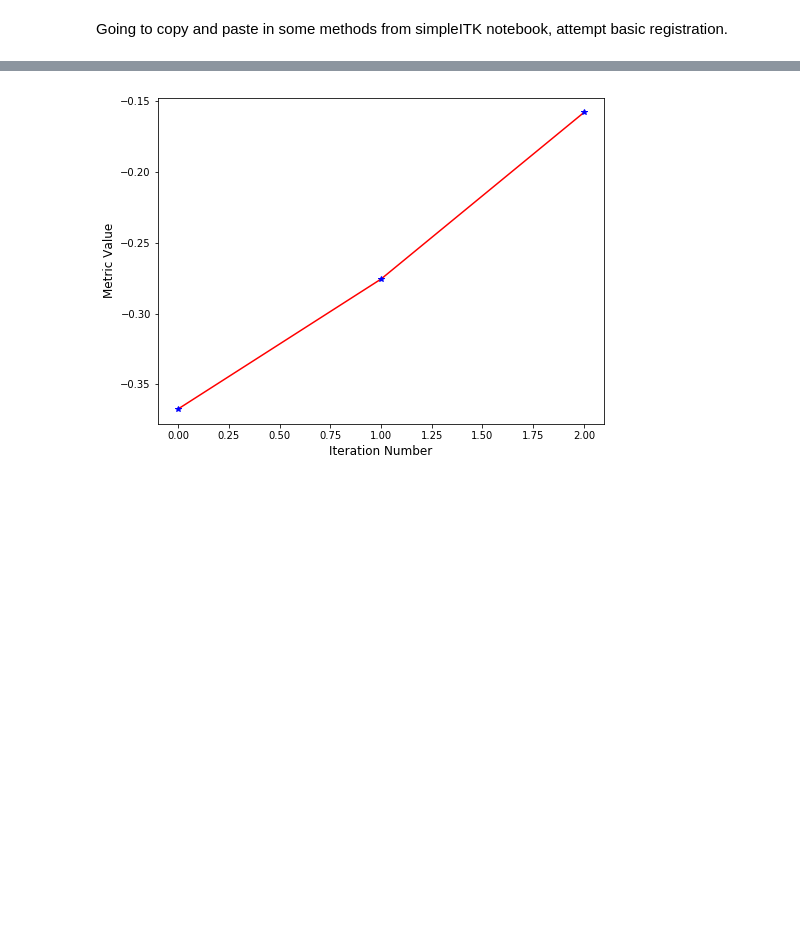
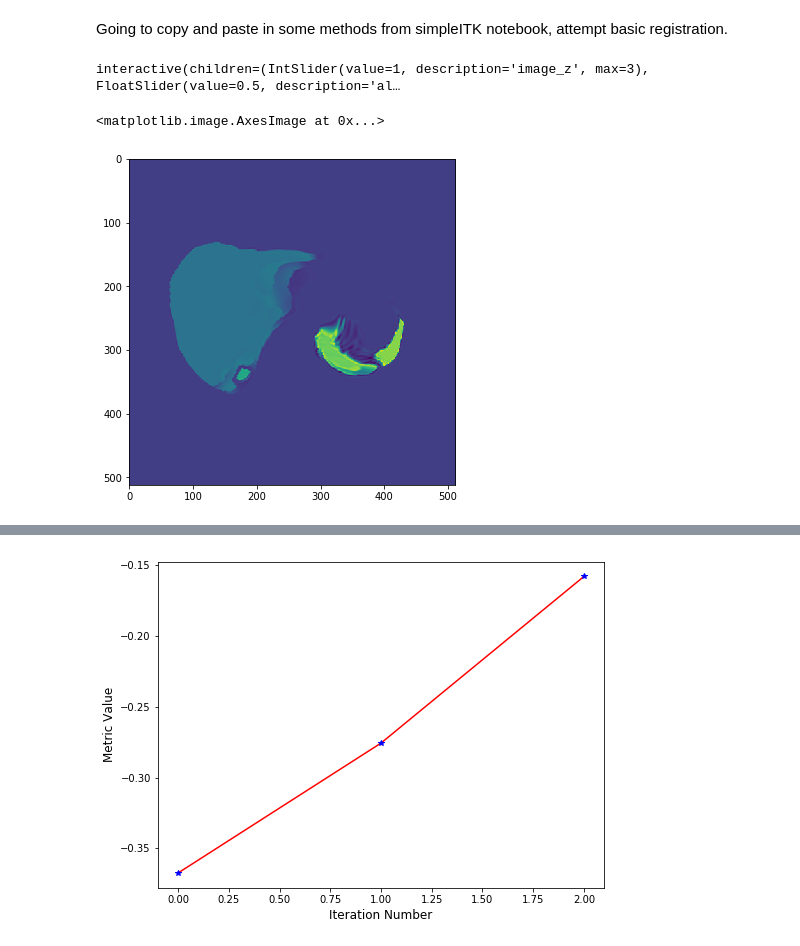
Before and after one commit to batmanlab/predictElasticity, a Jupyter notebook: notebooks/data_registration_testbed.ipynb, the cells around one changed output, grey strips where cells are left out. Drawn from its saved outputs; the diff is of its cells as text; code cells hidden in the pictures; blank space fills up the shorter version.

Commit message:
working registration using simple elastix

```diff
--- a/notebooks/data_registration_testbed.ipynb
+++ b/notebooks/data_registration_testbed.ipynb
@@ -325,3 +325,34 @@ def reg_func(fixed_image, moving_image, method_number=0):
     final_trans = registration_method.Execute(fixed_image, moving_image)
 
     return trans, final_trans, registration_method
+# %%
+#import SimpleITK as sitk
+
+#fixedImage = sitk.ReadImage('fixedImage.nii')
+#movingImage = sitk.ReadImage('movingImage.nii')
+parameterMapVector = sitk.VectorOfParameterMap()
+parameterMapVector.append(sitk.GetDefaultParameterMap("affine"))
+parameterMapVector.append(sitk.GetDefaultParameterMap("bspline"))
+
+elastixImageFilter = sitk.ElastixImageFilter()
+elastixImageFilter.SetFixedImage(fixed_image)
+elastixImageFilter.SetMovingImage(moving_image)
+elastixImageFilter.SetParameterMap(parameterMapVector)
+elastixImageFilter.Execute()
+
+resultImage = elastixImageFilter.GetResultImage()
+#transformParameterMap = elastixImageFilter.GetTransformParameterMap()
+interact(display_images_with_alpha, image_z=(0, fixed_image.GetSize()[2]-1), alpha=(0.0,1.0,0.05), fixed = fixed(fixed_image), moving=fixed(resultImage));
+# %% [output]
+interactive(children=(IntSlider(value=1, description='image_z', max=3), FloatSlider(value=0.5, description='al…
+# %%
+transformixImageFilter = sitk.TransformixImageFilter()
+transformixImageFilter.SetTransformParameterMap(elastixImageFilter.GetTransformParameterMap())
+transformixImageFilter.SetMovingImage(seg_image)
+transformixImageFilter.Execute()
+seg_result = transformixImageFilter.GetResultImage()
+# %%
+plt.imshow(sitk.GetArrayViewFromImage(seg_result[:,:,0]))
+# %% [output]
+<matplotlib.image.AxesImage at 0x...>
+[figure, added]
```
Also changed, not shown: parts of 4 cells of this notebook, 3 other files.
